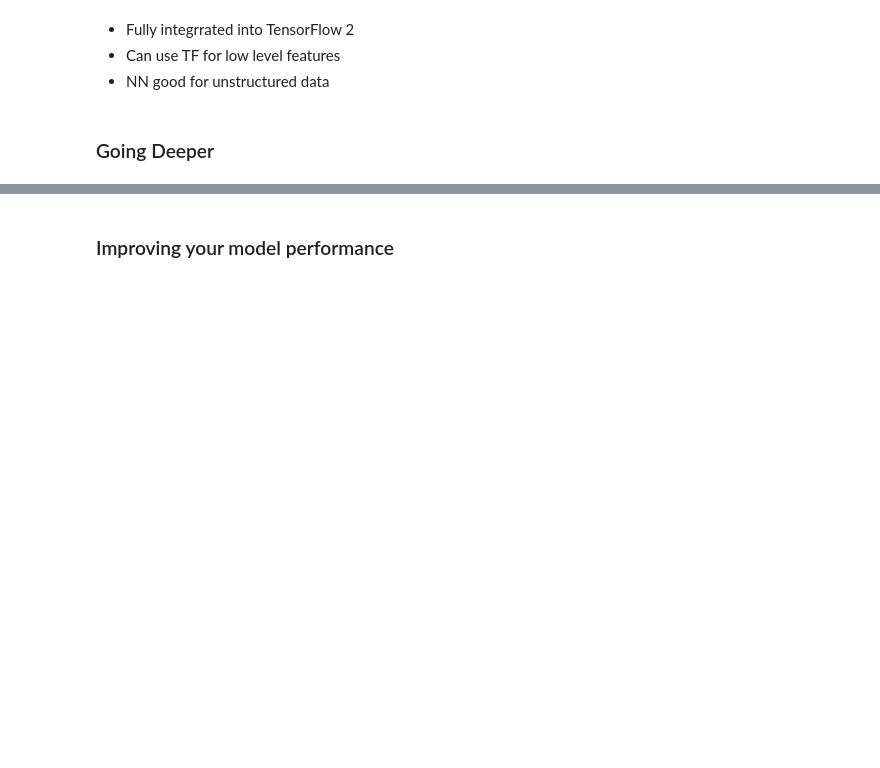
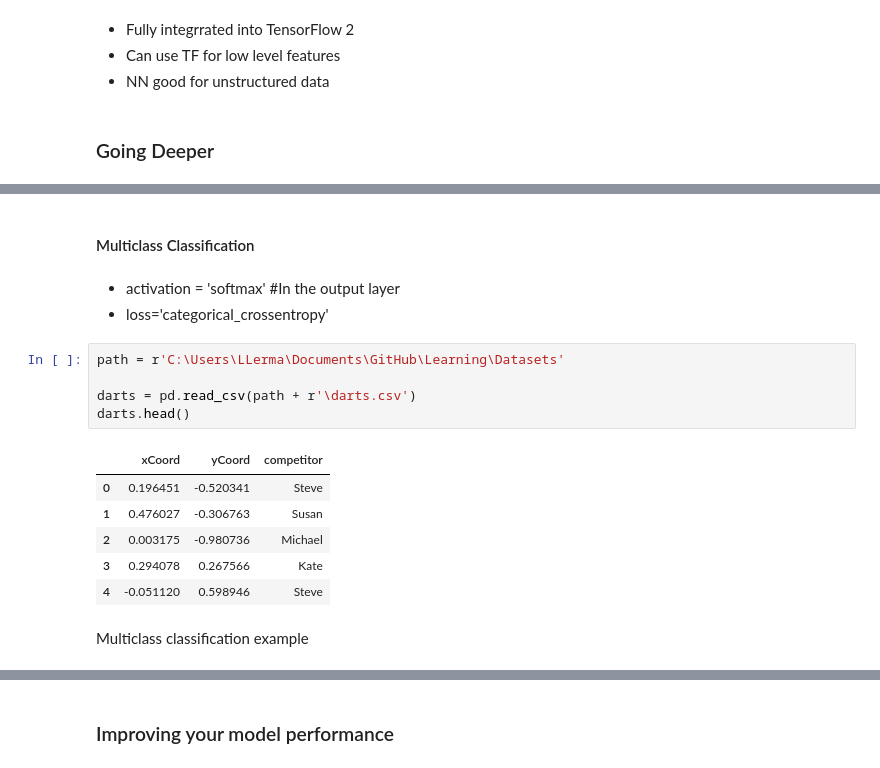
Before and after one commit to luislerma5593/Learning, a Jupyter notebook: Python/Deep_Learning.ipynb, the cells around one changed output, grey strips where cells are left out. Drawn from its saved outputs; the diff is of its cells as text; blank space fills up the shorter version.

```diff
--- a/Python/Deep_Learning.ipynb
+++ b/Python/Deep_Learning.ipynb
@@ -1494,0 +1555,20 @@ ValueError: Feature image is not in features dictionary.
+# %% [markdown]
+#### Multiclass Classification
+# %% [markdown]
+
+* activation = 'softmax' #In the output layer
+* loss='categorical_crossentropy'
+# %%
+path = r'C:\Users\LLerma\Documents\GitHub\Learning\Datasets'
+
+darts = pd.read_csv(path + r'\darts.csv')
+darts.head()
+# %% [output]
+|  | xCoord | yCoord | competitor |
+| 0 | 0.196451 | -0.520341 | Steve |
+| 1 | 0.476027 | -0.306763 | Susan |
+| 2 | 0.003175 | -0.980736 | Michael |
+| 3 | 0.294078 | 0.267566 | Kate |
+| 4 | -0.051120 | 0.598946 | Steve |
+# %% [markdown]
+Multiclass classification example
```
Also changed, not shown: parts of 41 cells of this notebook, 8 other files.
